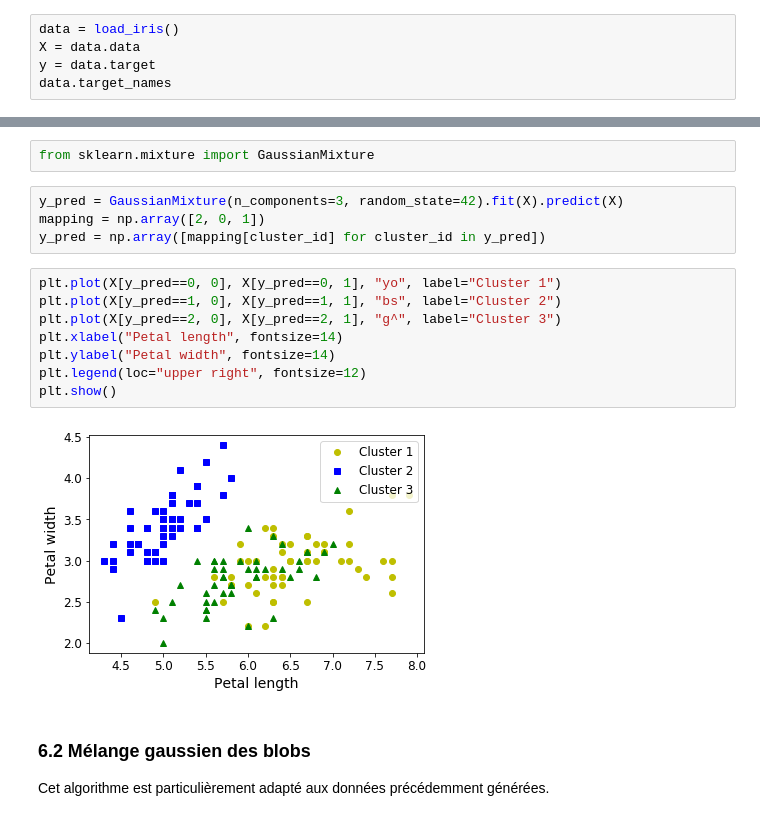
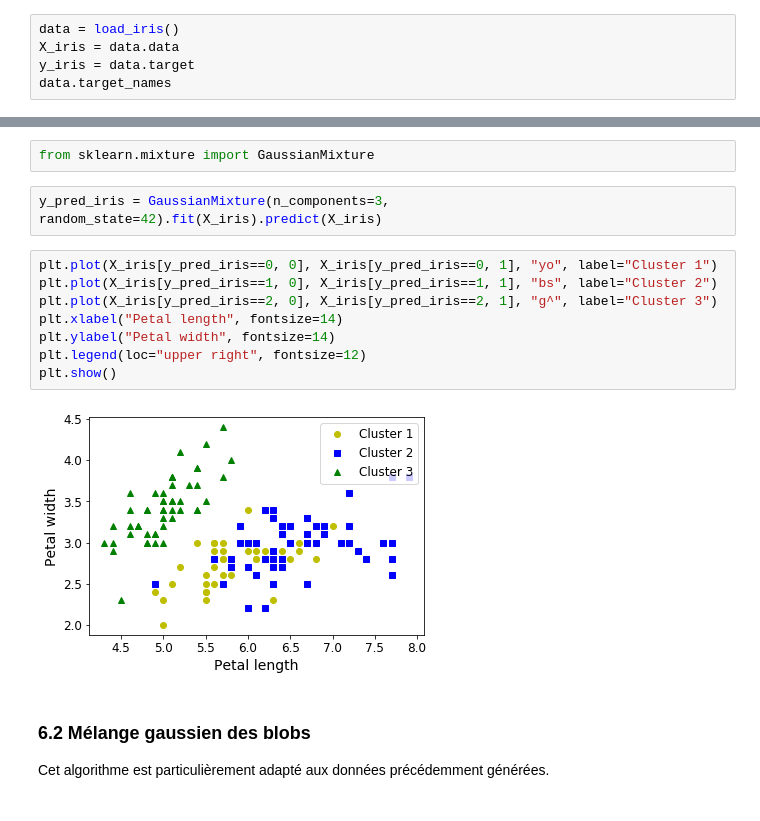
Before and after one commit to wikistat/Exploration, a Jupyter notebook: TutosRudim/Cal5-Python-Classif.ipynb, the cells around one changed output, grey strips where cells are left out. Cells and saved outputs as stored; diff of their text form.

```diff
--- a/TutosRudim/Cal5-Python-Classif.ipynb
+++ b/TutosRudim/Cal5-Python-Classif.ipynb
@@ -507,8 +517,8 @@ from sklearn.datasets import load_iris
 # IFrame('http://archive.ics.uci.edu/ml/machine-learning-databases/iris/iris.data', width=300, height=200)
 # %%
 data = load_iris()
-X = data.data
-y = data.target
+X_iris = data.data
+y_iris = data.target
 data.target_names
 # %% [output]
 array(['setosa', 'versicolor', 'virginica'], dtype='<U10')
@@ -534,20 +544,18 @@ plt.show()
 Un mélange gaussien est bien adapté à ces données.
 # %%
 from sklearn.mixture import GaussianMixture
-# %%
-y_pred = GaussianMixture(n_components=3, random_state=42).fit(X).predict(X)
-mapping = np.array([2, 0, 1])
-y_pred = np.array([mapping[cluster_id] for cluster_id in y_pred])
+# %%
+y_pred_iris = GaussianMixture(n_components=3, random_state=42).fit(X_iris).predict(X_iris)
 # %%
-plt.plot(X[y_pred==0, 0], X[y_pred==0, 1], "yo", label="Cluster 1")
-plt.plot(X[y_pred==1, 0], X[y_pred==1, 1], "bs", label="Cluster 2")
-plt.plot(X[y_pred==2, 0], X[y_pred==2, 1], "g^", label="Cluster 3")
+plt.plot(X_iris[y_pred_iris==0, 0], X_iris[y_pred_iris==0, 1], "yo", label="Cluster 1")
+plt.plot(X_iris[y_pred_iris==1, 0], X_iris[y_pred_iris==1, 1], "bs", label="Cluster 2")
+plt.plot(X_iris[y_pred_iris==2, 0], X_iris[y_pred_iris==2, 1], "g^", label="Cluster 3")
 plt.xlabel("Petal length", fontsize=14)
 plt.ylabel("Petal width", fontsize=14)
 plt.legend(loc="upper right", fontsize=12)
 plt.show()
 # %% [output]
-[figure, old version]
+[figure, new version]
 # %% [markdown]
 ### 6.2 Mélange gaussien des blobs
 Cet algorithme est particulièrement adapté aux données précédemment générées.
```
Also changed, not shown: parts of 24 cells of this notebook.
